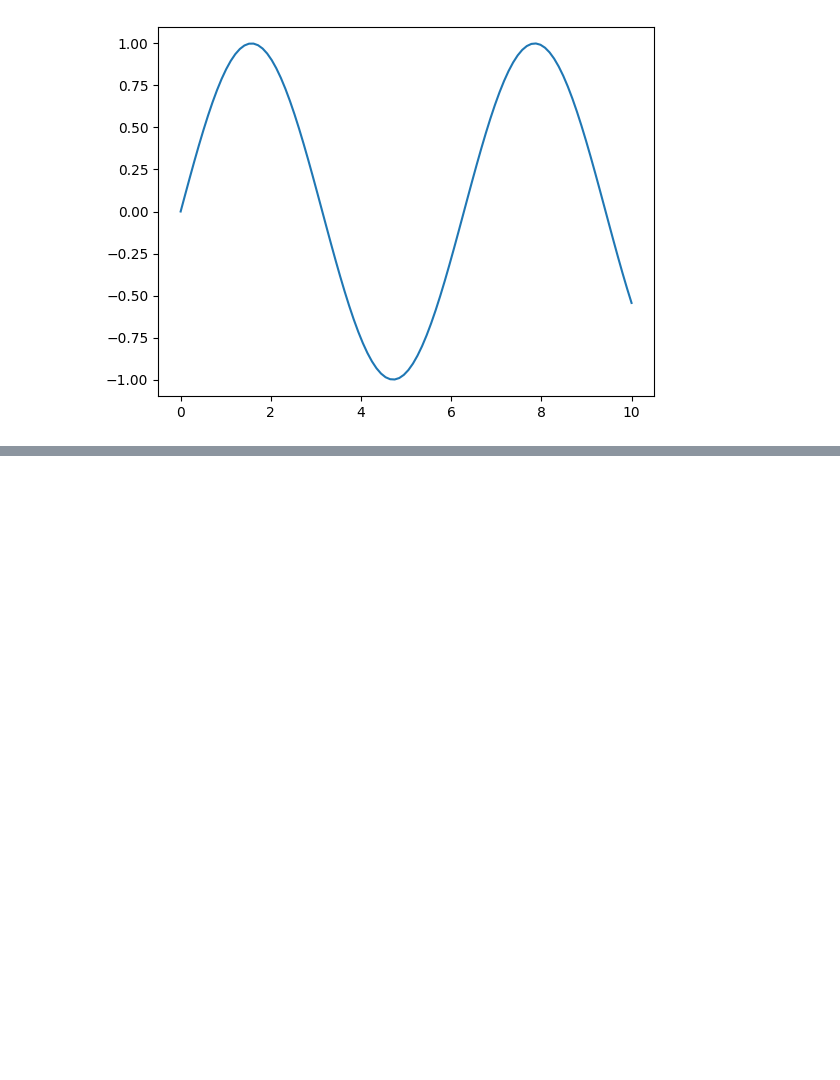
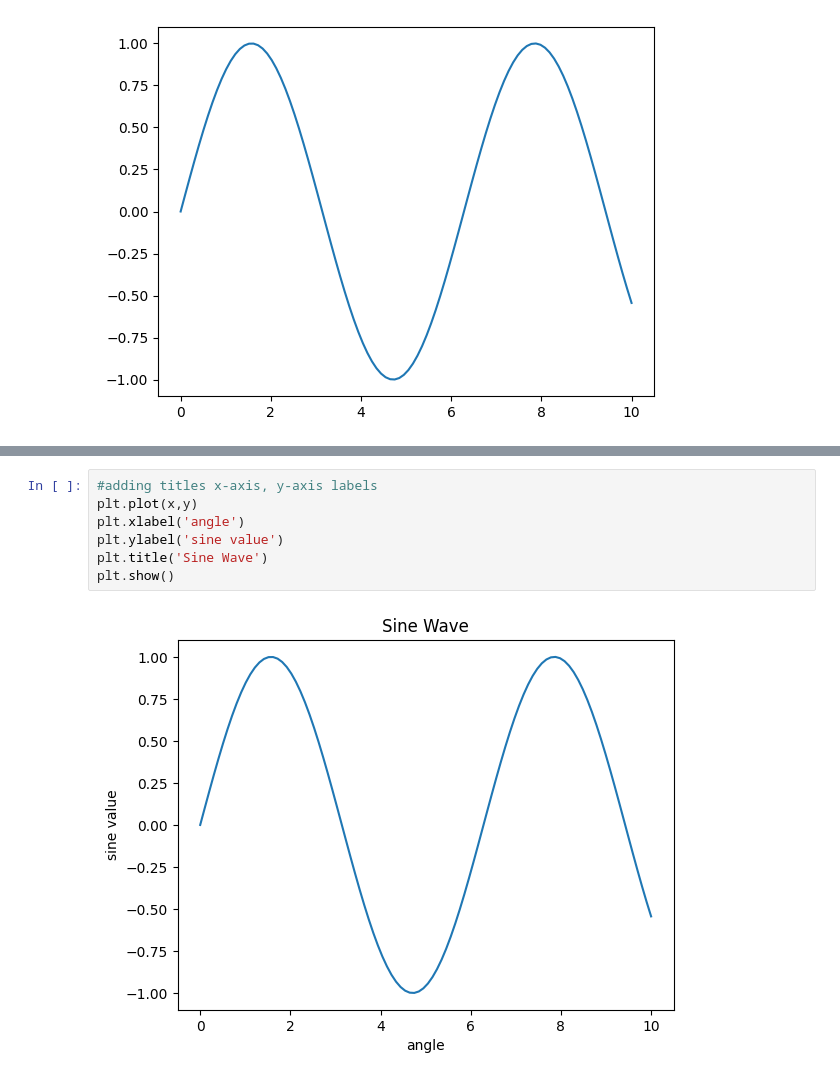
Before and after one commit to Anakinskywalker-14bby/Machine_learning_libraries, a Jupyter notebook: Matplotlib_Tutorial.ipynb, the cells around one changed output, grey strips where cells are left out. Drawn from its saved outputs; the diff is of its cells as text; blank space fills up the shorter version.

```diff
--- a/Matplotlib_Tutorial.ipynb
+++ b/Matplotlib_Tutorial.ipynb
@@ -43,0 +50,9 @@ plt.show()
+# %%
+#adding titles x-axis, y-axis labels
+plt.plot(x,y)
+plt.xlabel('angle')
+plt.ylabel('sine value')
+plt.title('Sine Wave')
+plt.show()
+# %% [output]
+[figure, added]
```
Also changed, not shown: parts of 9 cells of this notebook.
